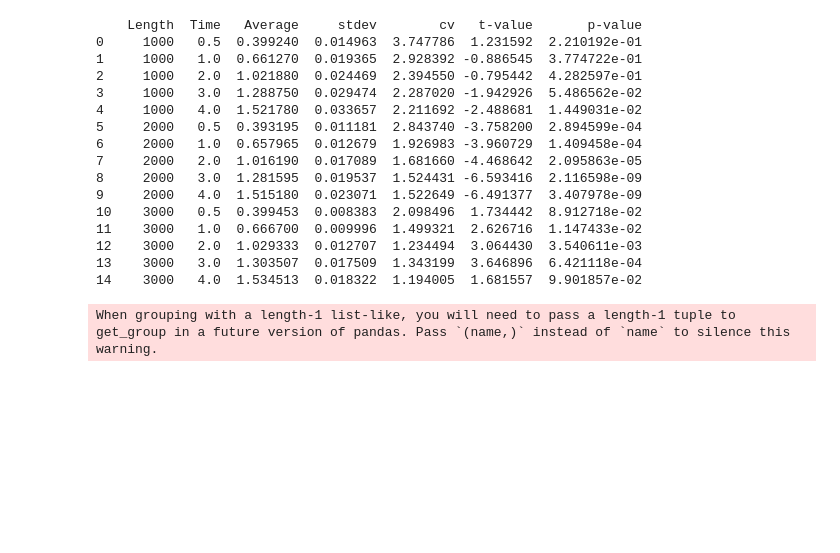
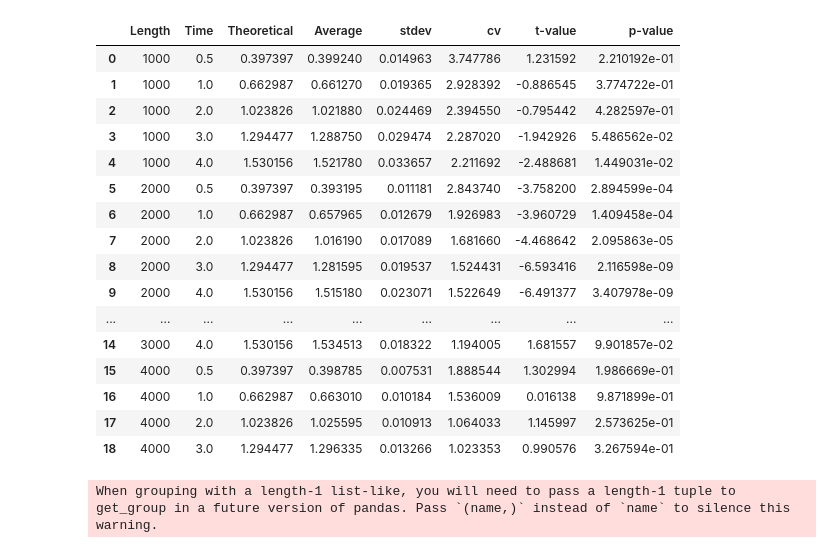
Before and after one commit to GavinHuttley/PuningAnalysis, a Jupyter notebook: src/nbks/simulation_ENS_test/simulation_ENS_test_length_time.ipynb, the cells around one changed output. Drawn from its saved outputs; the diff is of its cells as text; code cells hidden in the pictures; blank space fills up the shorter version.

```diff
--- a/src/nbks/simulation_ENS_test/simulation_ENS_test_length_time.ipynb
+++ b/src/nbks/simulation_ENS_test/simulation_ENS_test_length_time.ipynb
@@ -89,7 +87,11 @@ def get_all_stats(ns_dict, theoretical_ns_dict):
 theoretical_ns_dict = {}
 for t in time_range:
     theoretical_ns_dict[t] = expected_number_subs(pi_0, Q['0'], t)
+# %%
+time_range = [0.5, 1, 2, 3, 4]
+time_range_ = [0.5, 1, 2, 3]
 # %%
-stats_1000 = get_all_stats(results_1000_new, theoretical_ns_dict)
-stats_2000 = get_all_stats(results_2000_new, theoretical_ns_dict)
-stats_3000 = get_all_stats(results_3000_new, theoretical_ns_dict)
+stats_1000 = get_all_stats(results_1000_new, theoretical_ns_dict, time_range)
+stats_2000 = get_all_stats(results_2000_new, theoretical_ns_dict, time_range)
+stats_3000 = get_all_stats(results_3000_new, theoretical_ns_dict, time_range)
+stats_4000 = get_all_stats(results_4000_new, theoretical_ns_dict, time_range_)
@@ -96,33 +100,34 @@ stats_3000 = get_all_stats(results_3000_new, theoretical_ns_dict)
 # %%
 import pandas as pd
-stat_dict_all = {'1000': stats_1000, '2000': stats_2000, '3000': stats_3000 }
+stat_dict_all = {'1000': stats_1000, '2000': stats_2000, '3000': stats_3000, '4000': stats_4000}
 # %%
 # Creating a DataFrame
 df_list = []
 for length, times in stat_dict_all.items():
     for time, stats in times.items():
-        df_list.append({'Length': int(length), 'Time': time, 'Average': stats['average'], 'stdev':stats['standard_deviation'], 'cv': stats['coefficient_of_variation'], 't-value': stats['t_stat'], 'p-value': stats['p_value']})
+        df_list.append({'Length': int(length), 'Time': time, 'Theoretical': theoretical_ns_dict[time], 'Average': stats['average'], 'stdev':stats['standard_deviation'], 'cv': stats['coefficient_of_variation'], 't-value': stats['t_stat'], 'p-value': stats['p_value']})
 
 df = pd.DataFrame(df_list)
-# %%
-print(df)
-# %% [output]
-    Length  Time   Average     stdev        cv   t-value       p-value
-0     1000   0.5  0.399240  0.014963  3.747786  1.231592  2.210192e-01
-1     1000   1.0  0.661270  0.019365  2.928392 -0.886545  3.774722e-01
-2     1000   2.0  1.021880  0.024469  2.394550 -0.795442  4.282597e-01
-3     1000   3.0  1.288750  0.029474  2.287020 -1.942926  5.486562e-02
-4     1000   4.0  1.521780  0.033657  2.211692 -2.488681  1.449031e-02
-5     2000   0.5  0.393195  0.011181  2.843740 -3.758200  2.894599e-04
-6     2000   1.0  0.657965  0.012679  1.926983 -3.960729  1.409458e-04
-7     2000   2.0  1.016190  0.017089  1.681660 -4.468642  2.095863e-05
-8     2000   3.0  1.281595  0.019537  1.524431 -6.593416  2.116598e-09
-9     2000   4.0  1.515180  0.023071  1.522649 -6.491377  3.407978e-09
-10    3000   0.5  0.399453  0.008383  2.098496  1.734442  8.912718e-02
-11    3000   1.0  0.666700  0.009996  1.499321  2.626716  1.147433e-02
-12    3000   2.0  1.029333  0.012707  1.234494  3.064430  3.540611e-03
-13    3000   3.0  1.303507  0.017509  1.343199  3.646896  6.421118e-04
-14    3000   4.0  1.534513  0.018322  1.194005  1.681557  9.901857e-02
+# %%
+df
+# %% [output]
+|  | Length | Time | Theoretical | Average | stdev | cv | t-value | p-value |
+| 0 | 1000 | 0.5 | 0.397397 | 0.399240 | 0.014963 | 3.747786 | 1.231592 | 2.210192e-01 |
+| 1 | 1000 | 1.0 | 0.662987 | 0.661270 | 0.019365 | 2.928392 | -0.886545 | 3.774722e-01 |
+| 2 | 1000 | 2.0 | 1.023826 | 1.021880 | 0.024469 | 2.394550 | -0.795442 | 4.282597e-01 |
+| 3 | 1000 | 3.0 | 1.294477 | 1.288750 | 0.029474 | 2.287020 | -1.942926 | 5.486562e-02 |
+| 4 | 1000 | 4.0 | 1.530156 | 1.521780 | 0.033657 | 2.211692 | -2.488681 | 1.449031e-02 |
+| 5 | 2000 | 0.5 | 0.397397 | 0.393195 | 0.011181 | 2.843740 | -3.758200 | 2.894599e-04 |
+| 6 | 2000 | 1.0 | 0.662987 | 0.657965 | 0.012679 | 1.926983 | -3.960729 | 1.409458e-04 |
+| 7 | 2000 | 2.0 | 1.023826 | 1.016190 | 0.017089 | 1.681660 | -4.468642 | 2.095863e-05 |
+| 8 | 2000 | 3.0 | 1.294477 | 1.281595 | 0.019537 | 1.524431 | -6.593416 | 2.116598e-09 |
+| 9 | 2000 | 4.0 | 1.530156 | 1.515180 | 0.023071 | 1.522649 | -6.491377 | 3.407978e-09 |
+| ... | ... | ... | ... | ... | ... | ... | ... | ... |
+| 14 | 3000 | 4.0 | 1.530156 | 1.534513 | 0.018322 | 1.194005 | 1.681557 | 9.901857e-02 |
+| 15 | 4000 | 0.5 | 0.397397 | 0.398785 | 0.007531 | 1.888544 | 1.302994 | 1.986669e-01 |
+| 16 | 4000 | 1.0 | 0.662987 | 0.663010 | 0.010184 | 1.536009 | 0.016138 | 9.871899e-01 |
+| 17 | 4000 | 2.0 | 1.023826 | 1.025595 | 0.010913 | 1.064033 | 1.145997 | 2.573625e-01 |
+| 18 | 4000 | 3.0 | 1.294477 | 1.296335 | 0.013266 | 1.023353 | 0.990576 | 3.267594e-01 |
 # %%
 import plotly.express as px
 # Time vs. p-value for each sequence length
```
Also changed, not shown: parts of 15 cells of this notebook, 1 other file.
